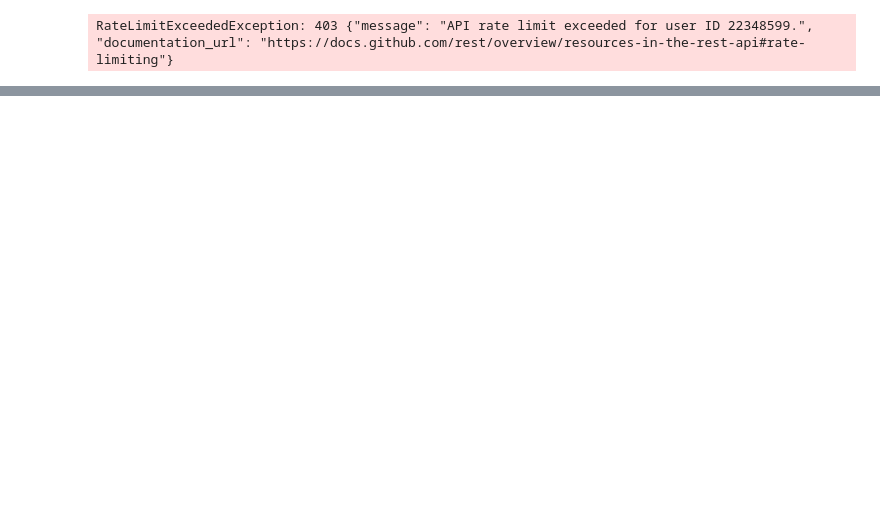
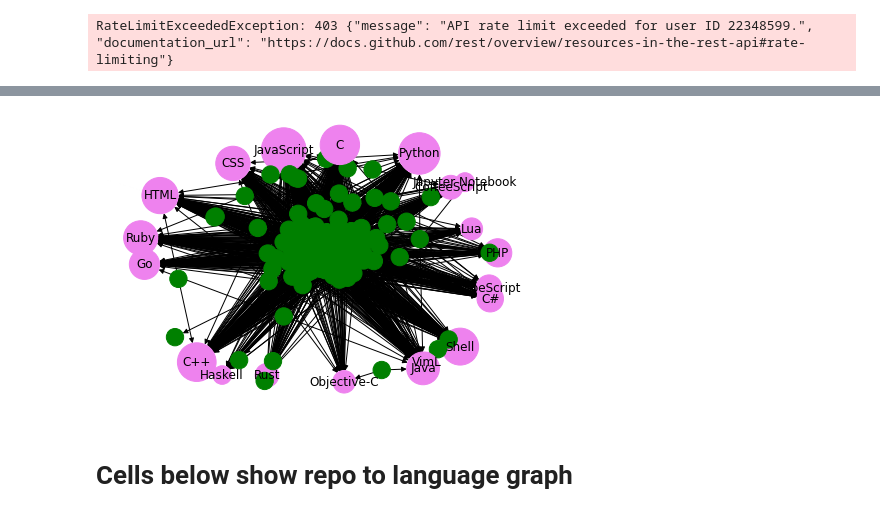
Before and after one commit to michaelcrawford35/github-distributed-mining, a Jupyter notebook: distributed-mining.ipynb, the cells around one changed output, grey strips where cells are left out. Cells and saved outputs as stored; diff of their text form; code cells hidden in the pictures; blank space fills up the shorter version.

```diff
--- a/distributed-mining.ipynb
+++ b/distributed-mining.ipynb
@@ -35,0 +157,16 @@ nx.write_gpickle(graph, 'repo-start.pkl')
+# %%
+BASE=300
+
+node_sizes=[]
+for node in final_user_to_lang_graph.nodes():
+    if node in user_lang_labels:
+        node_sizes.append(user_to_lang[node]*2000/151)
+    else:
+        node_sizes.append(BASE)
+
+nx.draw(final_user_to_lang_graph, node_color=colors, labels=user_lang_labels, node_size=node_sizes)
+plt.savefig("user_to_lang_graph")
+# %% [output]
+[figure, added]
+# %% [markdown]
+# Cells below show repo to language graph
```
Also changed, not shown: parts of 21 cells of this notebook, 1 other file.
